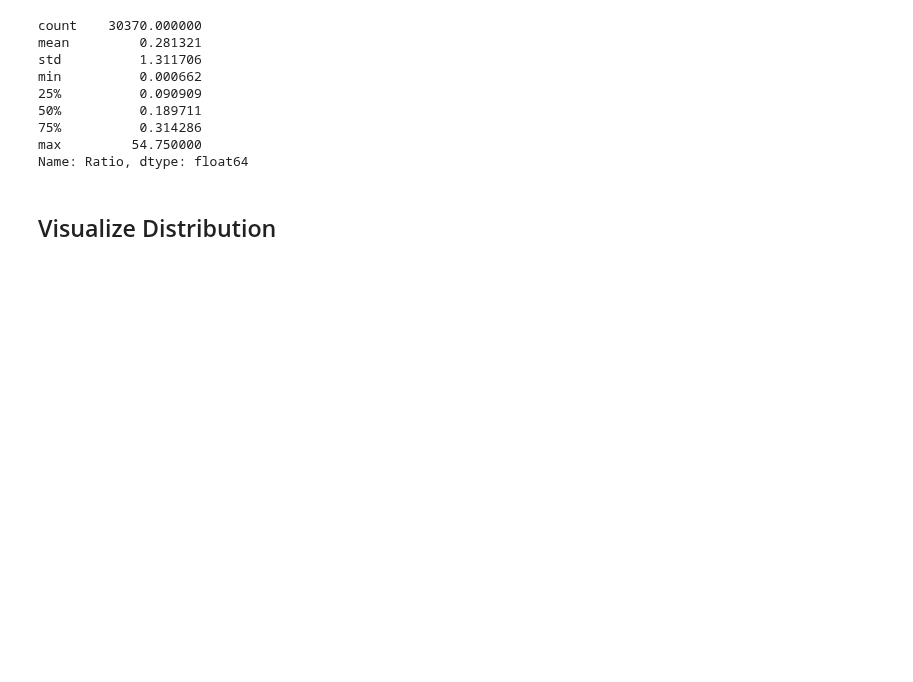
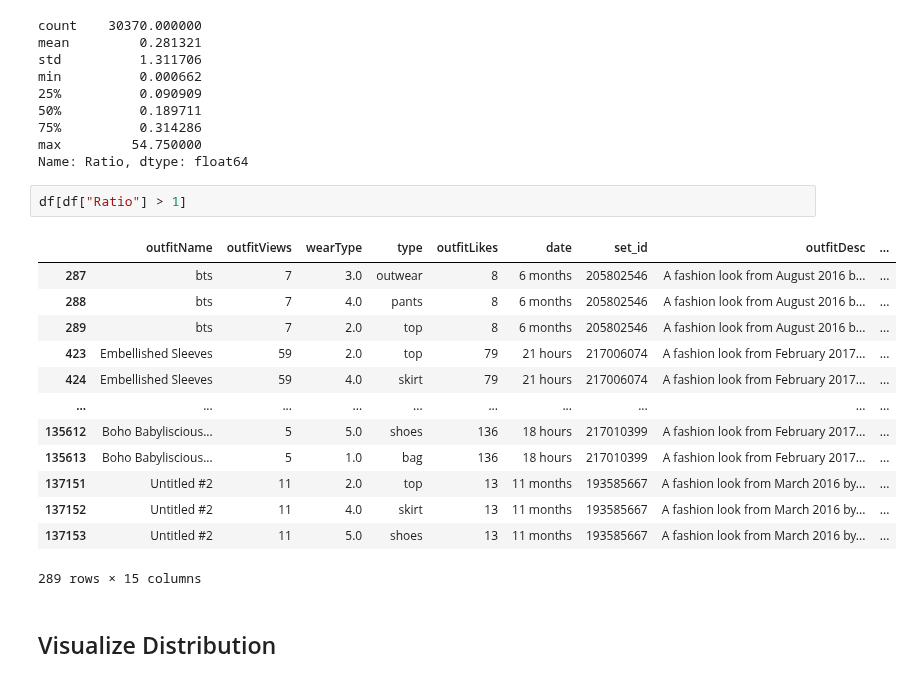
Before and after one commit to RomanZberg/DSPRO2-outfit-recommendation, a Jupyter notebook: data-preparation/polyvore/mergedWithCleaned/40_Create_datasets.ipynb, the cells around one changed output. Drawn from its saved outputs; the diff is of its cells as text; blank space fills up the shorter version.

```diff
--- a/data-preparation/polyvore/mergedWithCleaned/40_Create_datasets.ipynb
+++ b/data-preparation/polyvore/mergedWithCleaned/40_Create_datasets.ipynb
@@ -30,6 +30,22 @@ min          0.000662
 75%          0.314286
 max         54.750000
 Name: Ratio, dtype: float64
+# %%
+df[df["Ratio"] > 1]
+# %% [output]
+|  | outfitName | outfitViews | wearType | type | outfitLikes | date | set_id | outfitDesc | ... |
+| 287 | bts | 7 | 3.0 | outwear | 8 | 6 months | 205802546 | A fashion look from August 2016 b... | ... |
+| 288 | bts | 7 | 4.0 | pants | 8 | 6 months | 205802546 | A fashion look from August 2016 b... | ... |
+| 289 | bts | 7 | 2.0 | top | 8 | 6 months | 205802546 | A fashion look from August 2016 b... | ... |
+| 423 | Embellished Sleeves | 59 | 2.0 | top | 79 | 21 hours | 217006074 | A fashion look from February 2017... | ... |
+| 424 | Embellished Sleeves | 59 | 4.0 | skirt | 79 | 21 hours | 217006074 | A fashion look from February 2017... | ... |
+| ... | ... | ... | ... | ... | ... | ... | ... | ... | ... |
+| 135612 | Boho Babyliscious... | 5 | 5.0 | shoes | 136 | 18 hours | 217010399 | A fashion look from February 2017... | ... |
+| 135613 | Boho Babyliscious... | 5 | 1.0 | bag | 136 | 18 hours | 217010399 | A fashion look from February 2017... | ... |
+| 137151 | Untitled #2 | 11 | 2.0 | top | 13 | 11 months | 193585667 | A fashion look from March 2016 by... | ... |
+| 137152 | Untitled #2 | 11 | 4.0 | skirt | 13 | 11 months | 193585667 | A fashion look from March 2016 by... | ... |
+| 137153 | Untitled #2 | 11 | 5.0 | shoes | 13 | 11 months | 193585667 | A fashion look from March 2016 by... | ... |
+289 rows × 15 columns
 # %% [markdown]
 ## Visualize Distribution
 # %%
```
Also changed, not shown: parts of 20 cells of this notebook, 2 other files.
